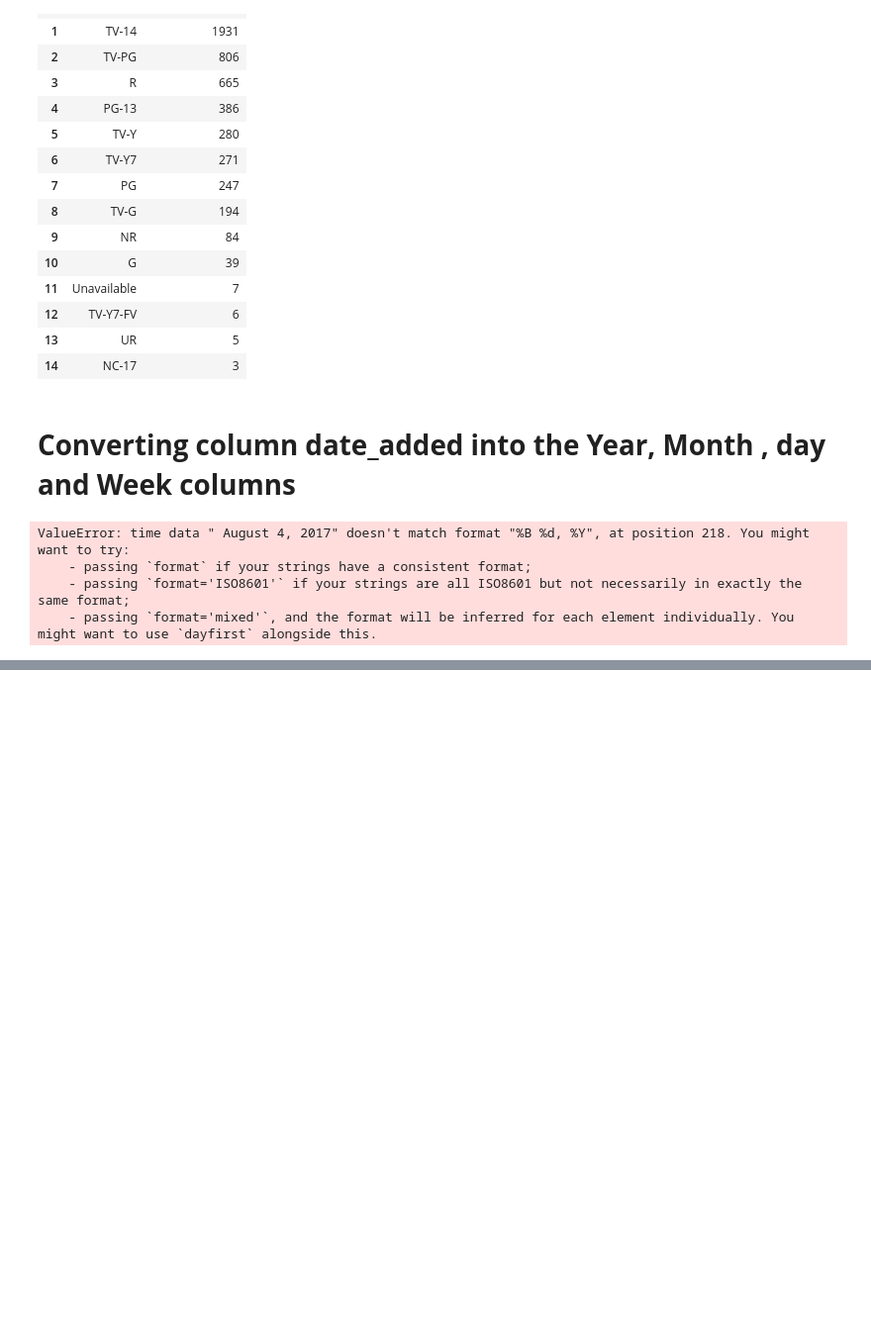
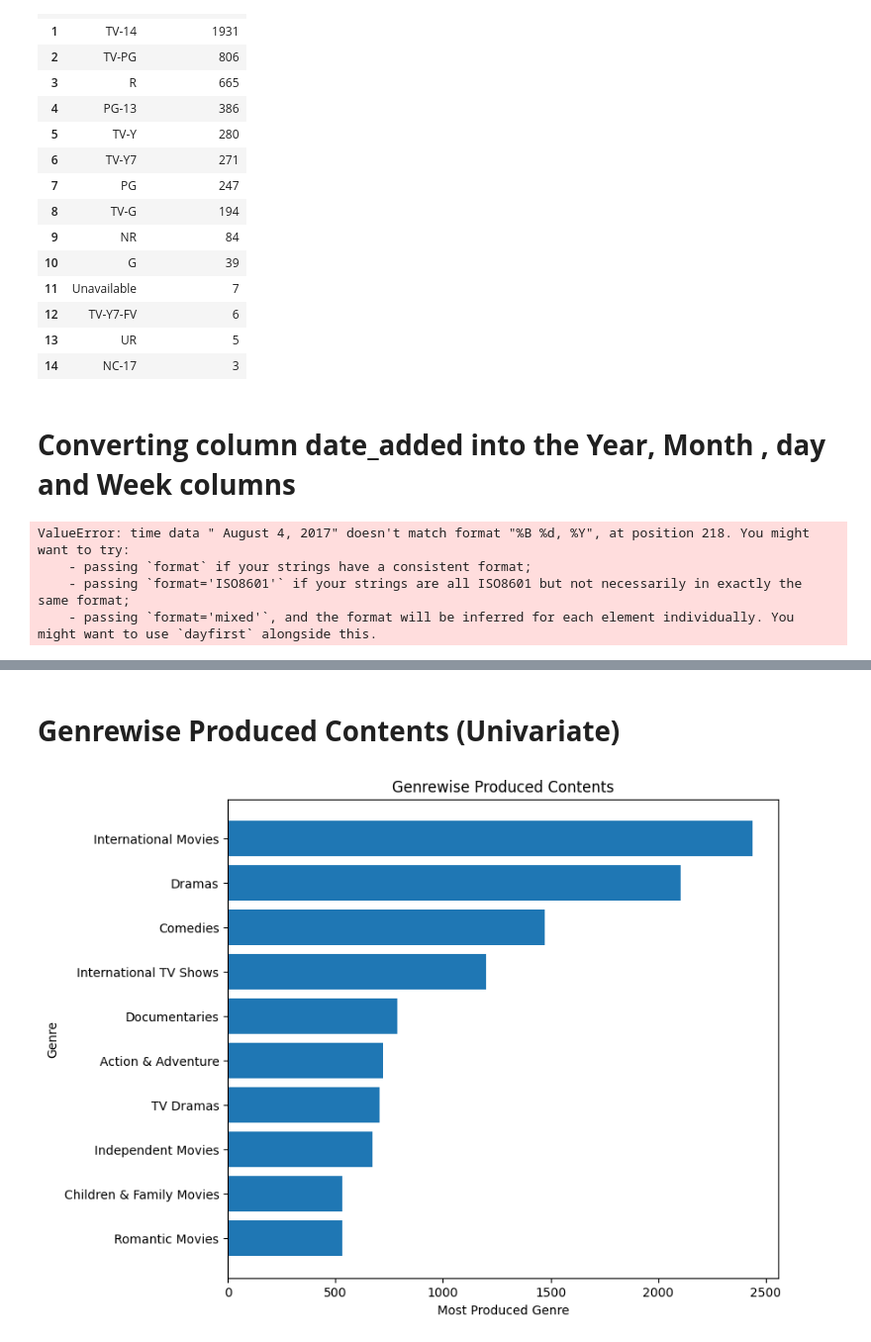
Before and after one commit to ER-lab/Colab, a Jupyter notebook: M_6_NETFLIX_MOVIES_AND_TV_SHOWS_CLUSTERING.ipynb, the cells around one changed output, grey strips where cells are left out. Shown: that part at 99% size. Drawn from its saved outputs; the diff is of its cells as text; code cells hidden in the pictures; blank space fills up the shorter version.

```diff
--- a/M_6_NETFLIX_MOVIES_AND_TV_SHOWS_CLUSTERING.ipynb
+++ b/M_6_NETFLIX_MOVIES_AND_TV_SHOWS_CLUSTERING.ipynb
@@ -154,0 +257,15 @@ ValueError: time data " August 4, 2017" doesn't match format "%B %d, %Y", at pos
+# %% [markdown]
+# **Genrewise Produced Contents (Univariate)**
+# %%
+netflix_new.rename(columns={'listed_in' : 'Genre'},inplace= True)
+# %%
+b = pd.DataFrame(netflix_new.groupby('Genre').agg({'title' : 'nunique'})).sort_values(by = 'title',ascending=False).reset_index()
+b = b.iloc[9::-1,:]
+plt.figure(figsize=(8,7))
+plt.barh(width= b['title'], y = b['Genre'])
+plt.ylabel('Genre')
+plt.xlabel('Most Produced Genre')
+plt.title('Genrewise Produced Contents')
+plt.show()
+# %% [output]
+[figure, added]
```
Also changed, not shown: parts of 38 cells of this notebook.
